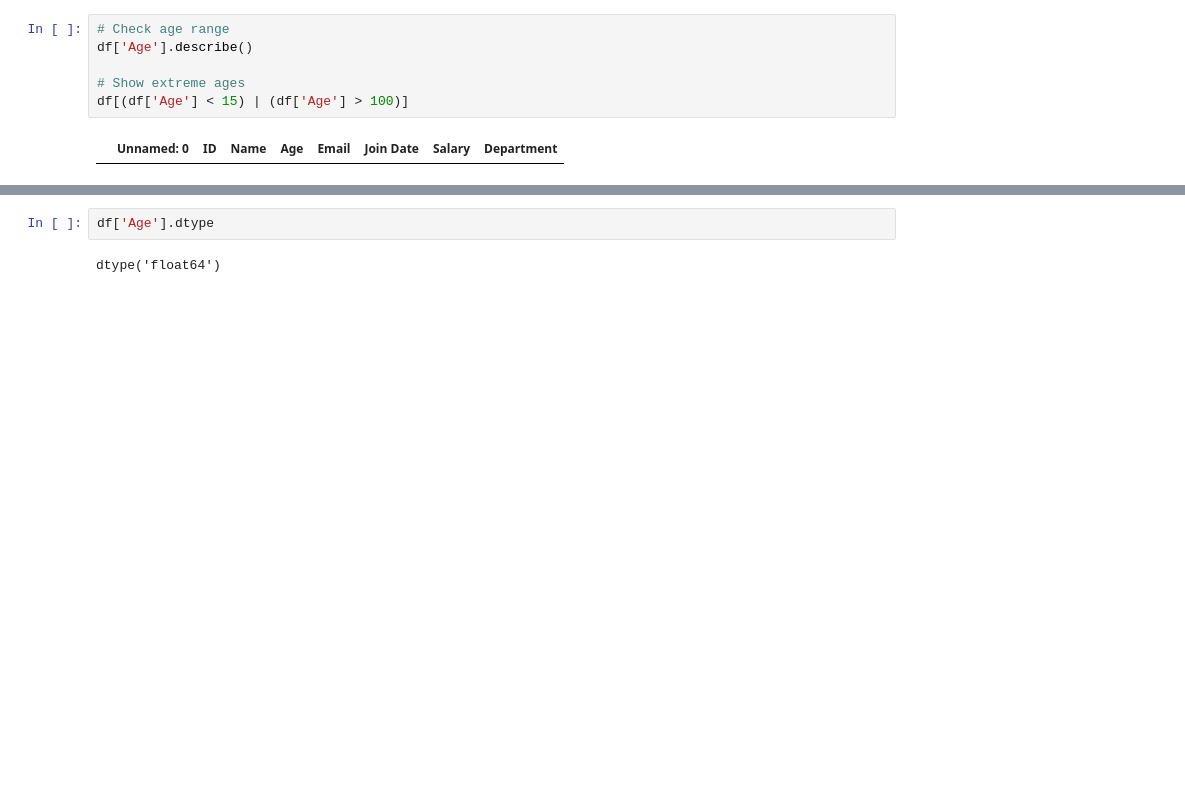
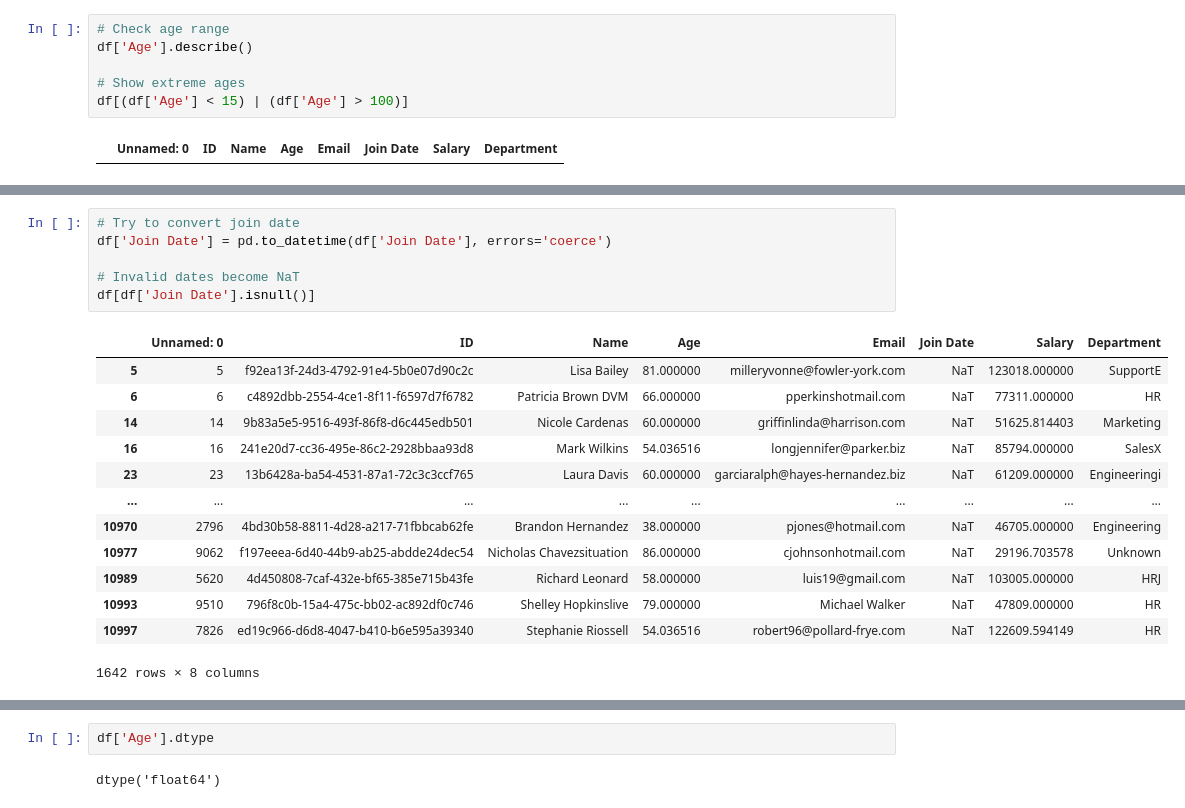
Before and after one commit to Shahla106/Datahut-QA-Assignment, a Jupyter notebook: Notebooks/data_cleaning.ipynb, the cells around one changed output, grey strips where cells are left out. Saved outputs shown, nothing was run; the diff lists cells and outputs as text; blank space fills up the shorter version.

```diff
--- a/Notebooks/data_cleaning.ipynb
+++ b/Notebooks/data_cleaning.ipynb
@@ -121,0 +195,20 @@ df = df[df['Age'] <= 65]
+# %%
+# Try to convert join date
+df['Join Date'] = pd.to_datetime(df['Join Date'], errors='coerce')
+
+# Invalid dates become NaT
+df[df['Join Date'].isnull()]
+# %% [output]
+|  | Unnamed: 0 | ID | Name | Age | Email | Join Date | Salary | Department |
+| 5 | 5 | f92ea13f-24d3-4792-91e4-5b0e07d90c2c | Lisa Bailey | 81.000000 | milleryvonne@fowler-york.com | NaT | 123018.000000 | SupportE |
+| 6 | 6 | c4892dbb-2554-4ce1-8f11-f6597d7f6782 | Patricia Brown DVM | 66.000000 | pperkinshotmail.com | NaT | 77311.000000 | HR |
+| 14 | 14 | 9b83a5e5-9516-493f-86f8-d6c445edb501 | Nicole Cardenas | 60.000000 | griffinlinda@harrison.com | NaT | 51625.814403 | Marketing |
+| 16 | 16 | 241e20d7-cc36-495e-86c2-2928bbaa93d8 | Mark Wilkins | 54.036516 | longjennifer@parker.biz | NaT | 85794.000000 | SalesX |
+| 23 | 23 | 13b6428a-ba54-4531-87a1-72c3c3ccf765 | Laura Davis | 60.000000 | garciaralph@hayes-hernandez.biz | NaT | 61209.000000 | Engineeringi |
+| ... | ... | ... | ... | ... | ... | ... | ... | ... |
+| 10970 | 2796 | 4bd30b58-8811-4d28-a217-71fbbcab62fe | Brandon Hernandez | 38.000000 | pjones@hotmail.com | NaT | 46705.000000 | Engineering |
+| 10977 | 9062 | f197eeea-6d40-44b9-ab25-abdde24dec54 | Nicholas Chavezsituation | 86.000000 | cjohnsonhotmail.com | NaT | 29196.703578 | Unknown |
+| 10989 | 5620 | 4d450808-7caf-432e-bf65-385e715b43fe | Richard Leonard | 58.000000 | luis19@gmail.com | NaT | 103005.000000 | HRJ |
+| 10993 | 9510 | 796f8c0b-15a4-475c-bb02-ac892df0c746 | Shelley Hopkinslive | 79.000000 | Michael Walker | NaT | 47809.000000 | HR |
+| 10997 | 7826 | ed19c966-d6d8-4047-b410-b6e595a39340 | Stephanie Riossell | 54.036516 | robert96@pollard-frye.com | NaT | 122609.594149 | HR |
+1642 rows × 8 columns
```
Also changed, not shown: parts of 56 cells of this notebook, 1 other file.
